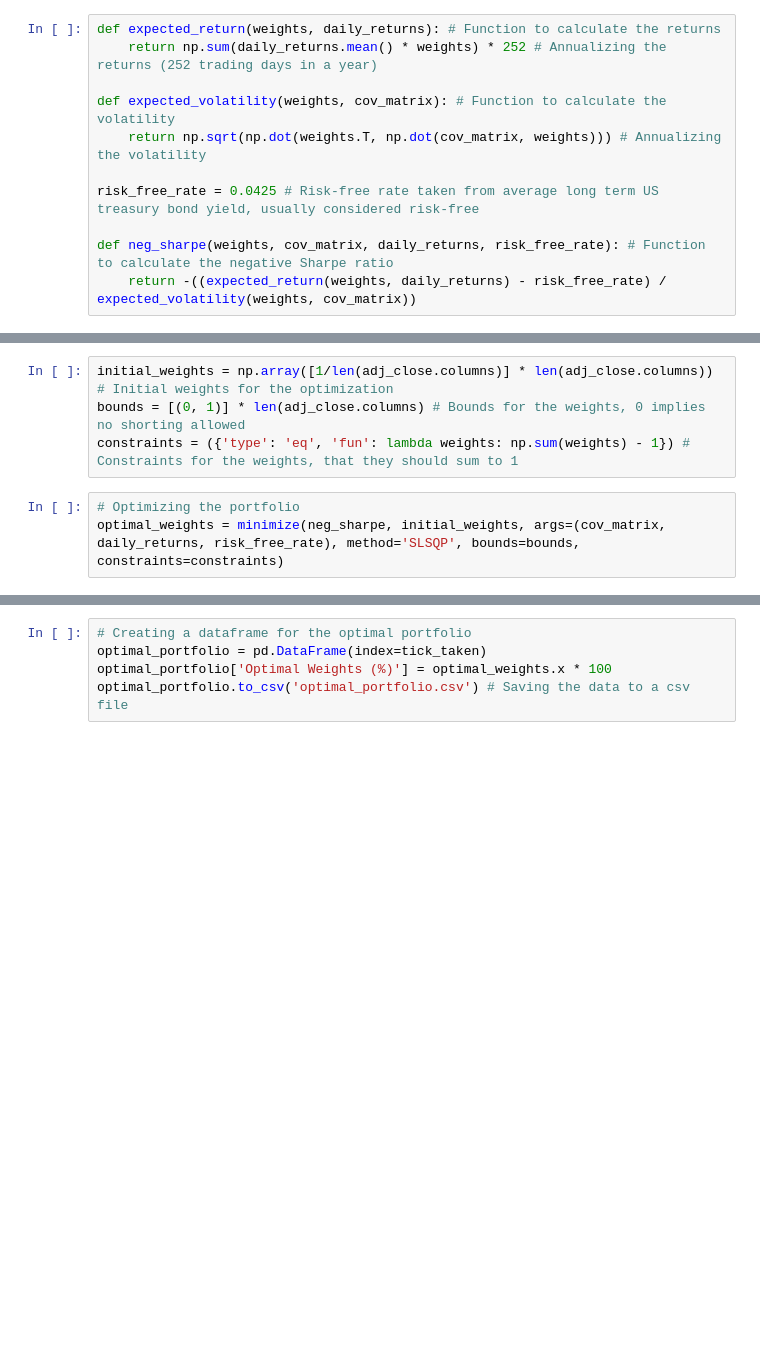
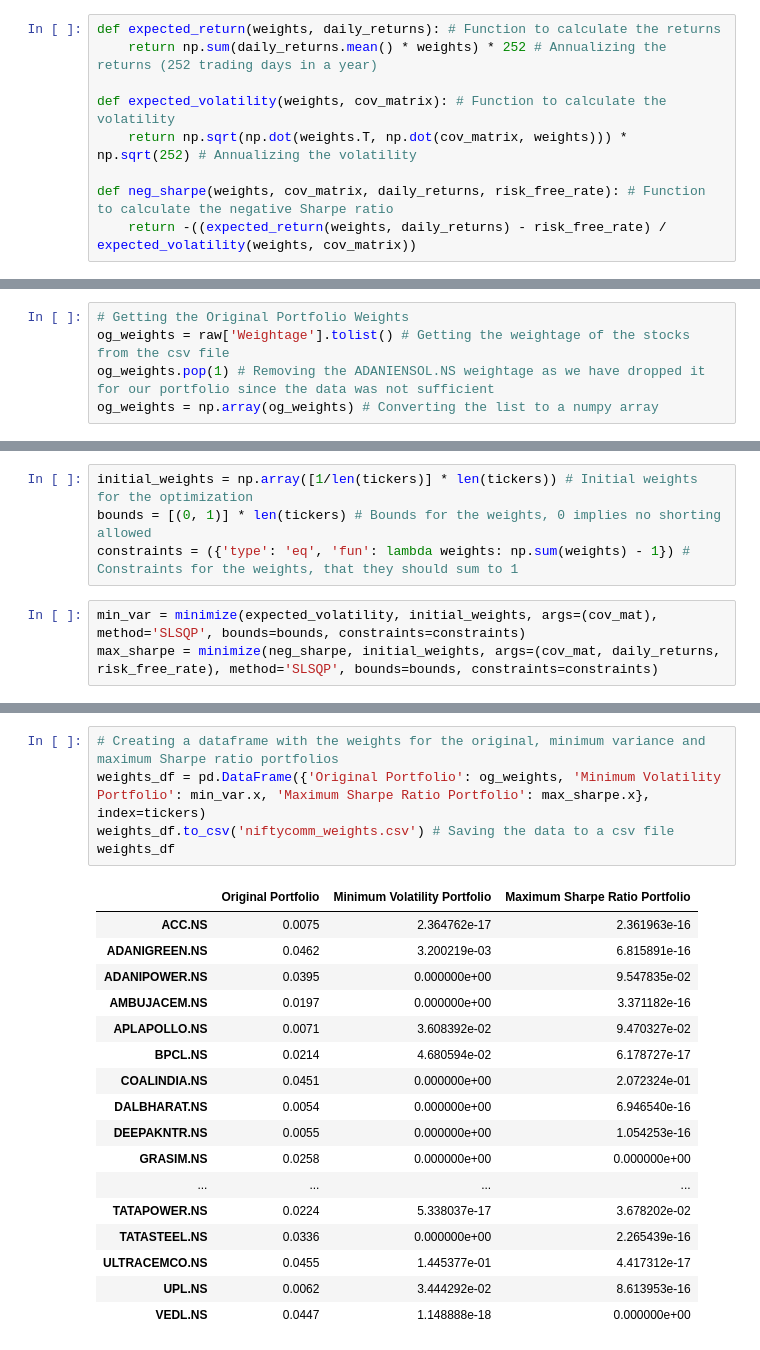
Before and after one commit to AvarusMaximus/Markowitz-Portfolio, a Jupyter notebook: main.ipynb, the cells around one changed output, grey strips where cells are left out. Cells and saved outputs as stored; diff of their text form; blank space fills up the shorter version.

```diff
--- a/main.ipynb
+++ b/main.ipynb
@@ -69,9 +37,7 @@ def expected_return(weights, daily_returns): # Function to calculate the returns
     return np.sum(daily_returns.mean() * weights) * 252 # Annualizing the returns (252 trading days in a year)
 
 def expected_volatility(weights, cov_matrix): # Function to calculate the volatility
-    return np.sqrt(np.dot(weights.T, np.dot(cov_matrix, weights))) # Annualizing the volatility
-
-risk_free_rate = 0.0425 # Risk-free rate taken from average long term US treasury bond yield, usually considered risk-free
+    return np.sqrt(np.dot(weights.T, np.dot(cov_matrix, weights))) * np.sqrt(252) # Annualizing the volatility
 
 def neg_sharpe(weights, cov_matrix, daily_returns, risk_free_rate): # Function to calculate the negative Sharpe ratio
     return -((expected_return(weights, daily_returns) - risk_free_rate) / expected_volatility(weights, cov_matrix))
@@ -77,0 +48,5 @@ def neg_sharpe(weights, cov_matrix, daily_returns, risk_free_rate): # Function t
+# %%
+# Getting the Original Portfolio Weights
+og_weights = raw['Weightage'].tolist() # Getting the weightage of the stocks from the csv file
+og_weights.pop(1) # Removing the ADANIENSOL.NS weightage as we have dropped it for our portfolio since the data was not sufficient
+og_weights = np.array(og_weights) # Converting the list to a numpy array
@@ -78,7 +61,7 @@ def neg_sharpe(weights, cov_matrix, daily_returns, risk_free_rate): # Function t
 # %%
-initial_weights = np.array([1/len(adj_close.columns)] * len(adj_close.columns)) # Initial weights for the optimization
-bounds = [(0, 1)] * len(adj_close.columns) # Bounds for the weights, 0 implies no shorting allowed
+initial_weights = np.array([1/len(tickers)] * len(tickers)) # Initial weights for the optimization
+bounds = [(0, 1)] * len(tickers) # Bounds for the weights, 0 implies no shorting allowed
 constraints = ({'type': 'eq', 'fun': lambda weights: np.sum(weights) - 1}) # Constraints for the weights, that they should sum to 1
 # %%
-# Optimizing the portfolio
-optimal_weights = minimize(neg_sharpe, initial_weights, args=(cov_matrix, daily_returns, risk_free_rate), method='SLSQP', bounds=bounds, constraints=constraints)
+min_var = minimize(expected_volatility, initial_weights, args=(cov_mat), method='SLSQP', bounds=bounds, constraints=constraints)
+max_sharpe = minimize(neg_sharpe, initial_weights, args=(cov_mat, daily_returns, risk_free_rate), method='SLSQP', bounds=bounds, constraints=constraints)
@@ -120,5 +141,23 @@ Sharpe Ratio: 25.55
 # %%
-# Creating a dataframe for the optimal portfolio
-optimal_portfolio = pd.DataFrame(index=tick_taken)
-optimal_portfolio['Optimal Weights (%)'] = optimal_weights.x * 100
-optimal_portfolio.to_csv('optimal_portfolio.csv') # Saving the data to a csv file
+# Creating a dataframe with the weights for the original, minimum variance and maximum Sharpe ratio portfolios
+weights_df = pd.DataFrame({'Original Portfolio': og_weights, 'Minimum Volatility Portfolio': min_var.x, 'Maximum Sharpe Ratio Portfolio': max_sharpe.x}, index=tickers)
+weights_df.to_csv('niftycomm_weights.csv') # Saving the data to a csv file
+weights_df
+# %% [output]
+|  | Original Portfolio | Minimum Volatility Portfolio | Maximum Sharpe Ratio Portfolio |
+| ACC.NS | 0.0075 | 2.364762e-17 | 2.361963e-16 |
+| ADANIGREEN.NS | 0.0462 | 3.200219e-03 | 6.815891e-16 |
+| ADANIPOWER.NS | 0.0395 | 0.000000e+00 | 9.547835e-02 |
+| AMBUJACEM.NS | 0.0197 | 0.000000e+00 | 3.371182e-16 |
+| APLAPOLLO.NS | 0.0071 | 3.608392e-02 | 9.470327e-02 |
+| BPCL.NS | 0.0214 | 4.680594e-02 | 6.178727e-17 |
+| COALINDIA.NS | 0.0451 | 0.000000e+00 | 2.072324e-01 |
+| DALBHARAT.NS | 0.0054 | 0.000000e+00 | 6.946540e-16 |
+| DEEPAKNTR.NS | 0.0055 | 0.000000e+00 | 1.054253e-16 |
+| GRASIM.NS | 0.0258 | 0.000000e+00 | 0.000000e+00 |
+| ... | ... | ... | ... |
+| TATAPOWER.NS | 0.0224 | 5.338037e-17 | 3.678202e-02 |
+| TATASTEEL.NS | 0.0336 | 0.000000e+00 | 2.265439e-16 |
+| ULTRACEMCO.NS | 0.0455 | 1.445377e-01 | 4.417312e-17 |
+| UPL.NS | 0.0062 | 3.444292e-02 | 8.613953e-16 |
+| VEDL.NS | 0.0447 | 1.148888e-18 | 0.000000e+00 |
```
Also changed, not shown: parts of 24 cells of this notebook, 8 other files.
